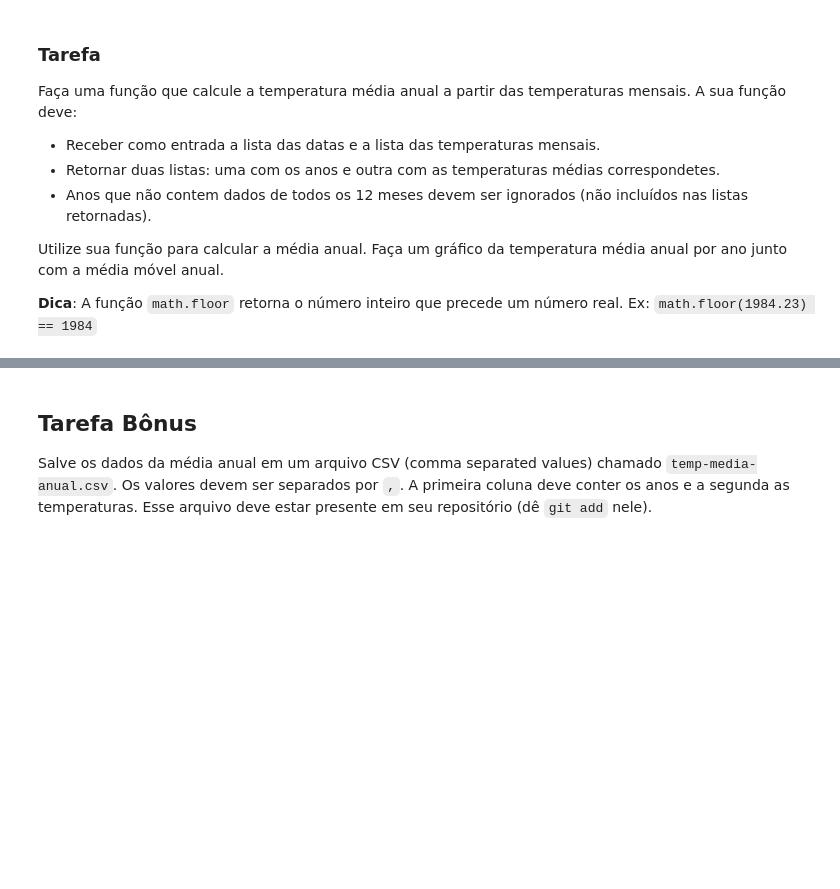
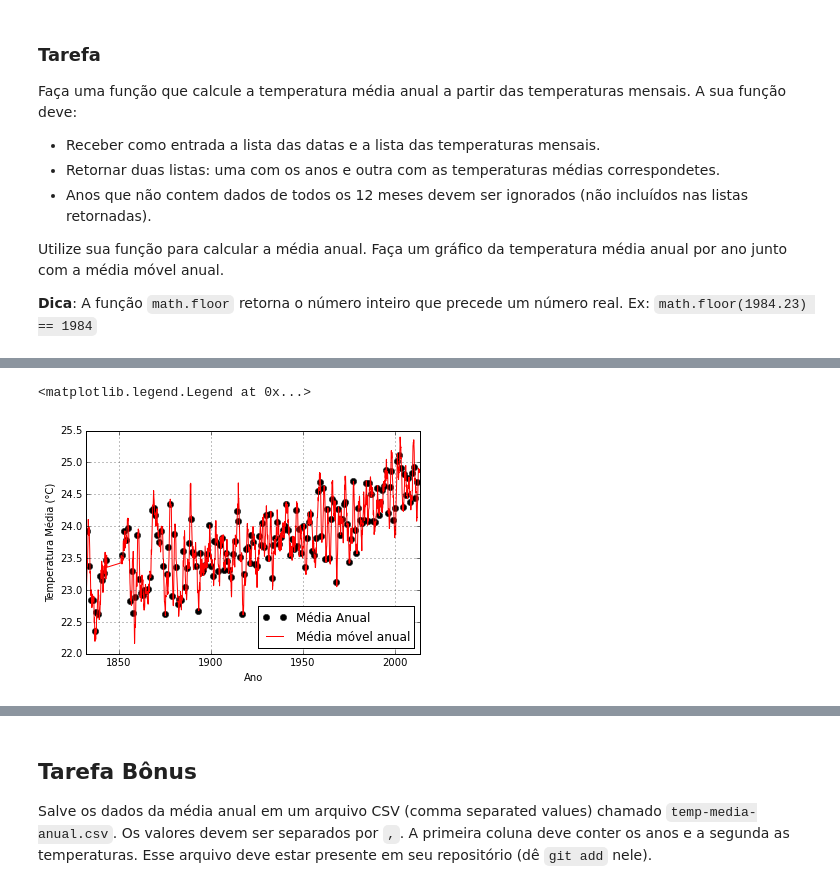
Before and after one commit to mat-esp-2015/capstone-aaa, a Jupyter notebook: capstone.ipynb, the cells around one changed output, grey strips where cells are left out. Cells and saved outputs as stored; diff of their text form; code cells hidden in the pictures; blank space fills up the shorter version.

```diff
--- a/capstone.ipynb
+++ b/capstone.ipynb
@@ -110,3 +187,19 @@ Utilize sua função para calcular a média anual. Faça um gráfico da temperat
+# %%
+# gráfico
+plt.figure()
+plt.plot(t1, t2, 'ok', label = 'Média Anual')
+plt.plot(x2, y2, '-r', linewidth = 1, label = 'Média móvel anual')
+legend = plt.legend(loc='upper left', shadow=True, fontsize='large')
+# título do eixo x.
+plt.xlabel("Ano")
+plt.xlim(min(x1), max(x1))
+# título do eixo y.
+plt.ylabel("Temperatura Média (°C)")
+plt.grid(b=None, which='major', axis='both')
+plt.legend(loc='lower right', fontsize='large') #local onde a legenda é inserida na tela
+# %% [output]
+<matplotlib.legend.Legend at 0x...>
+[figure, added]
 # %% [markdown]
 ### Resultado esperado
 
```
Also changed, not shown: parts of 12 cells of this notebook.
